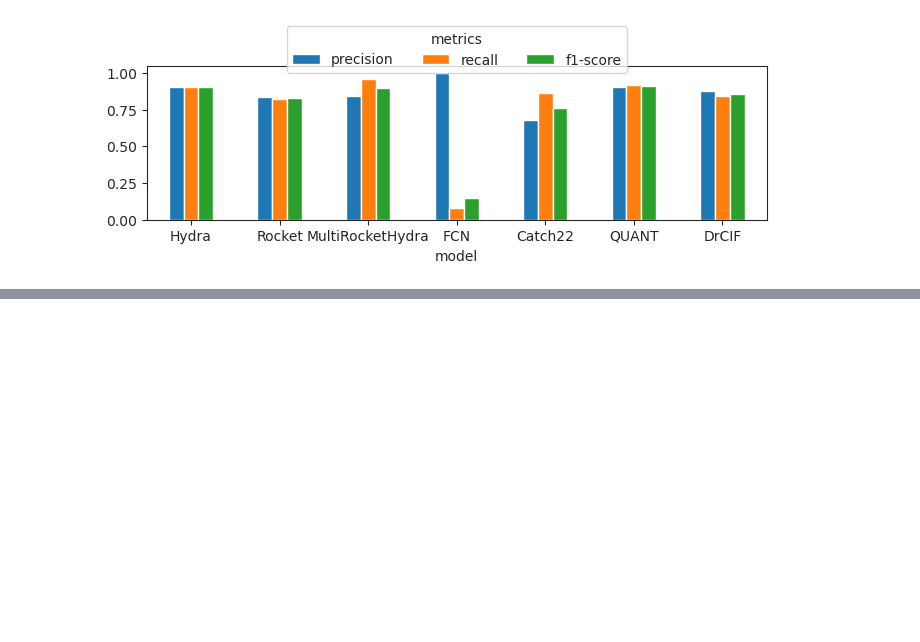
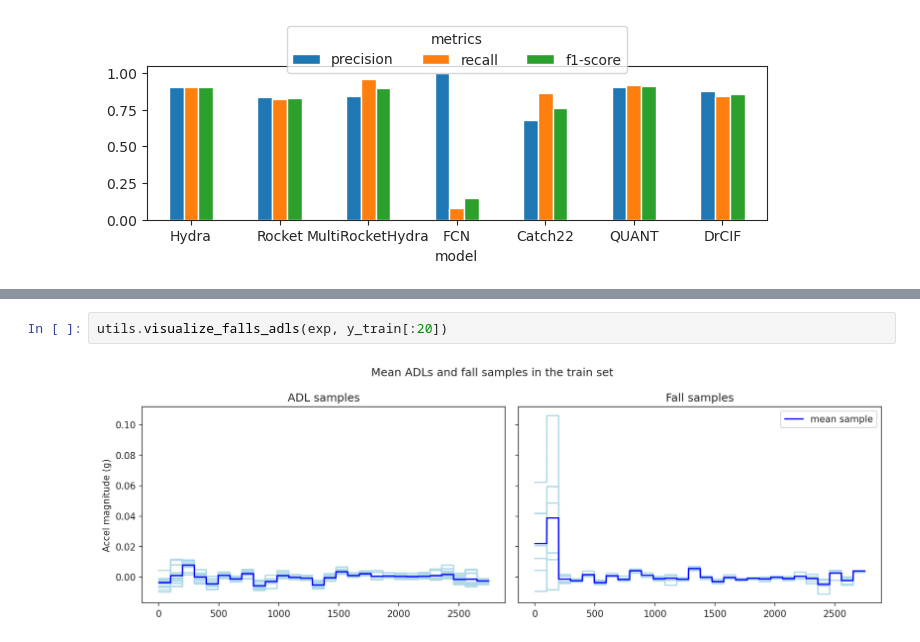
Before and after one commit to mlgig/ts_fall_detection, a Jupyter notebook: farseeing_evaluation.ipynb, the cells around one changed output, grey strips where cells are left out. Drawn from its saved outputs; the diff is of its cells as text; blank space fills up the shorter version.

```diff
--- a/farseeing_evaluation.ipynb
+++ b/farseeing_evaluation.ipynb
@@ -125,0 +152,4 @@ classifiers.plot_metrics(ts_metrics, figsize=(8, 2))
+# %%
+utils.visualize_falls_adls(exp, y_train[:20])
+# %% [output]
+[figure, added]
```
Also changed, not shown: parts of 10 cells of this notebook, 14 other files.
